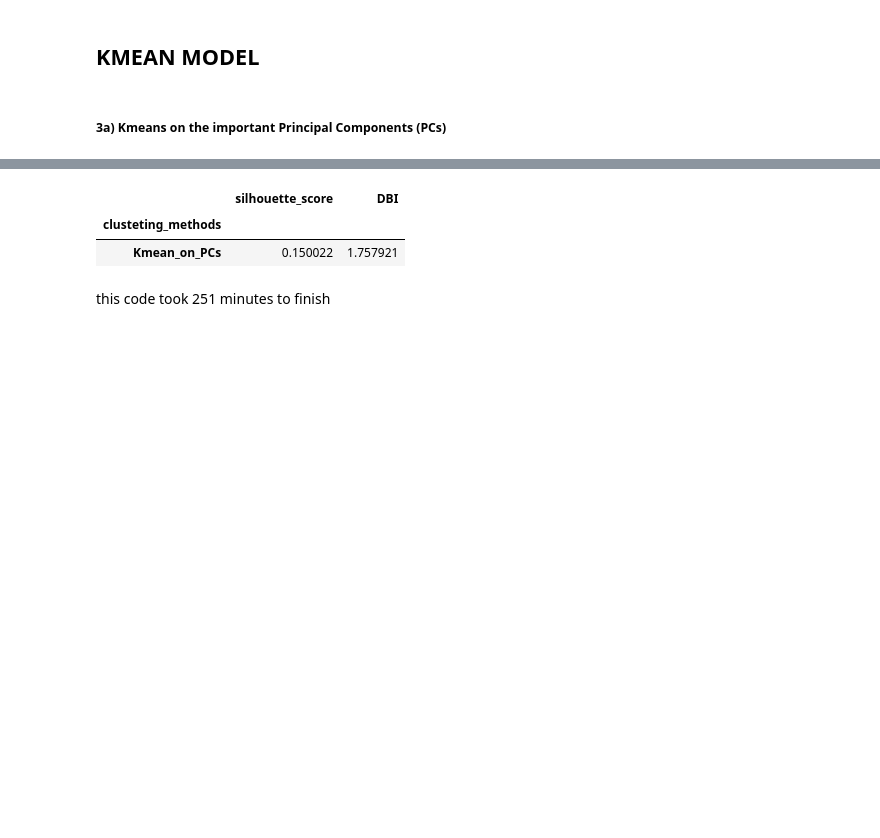
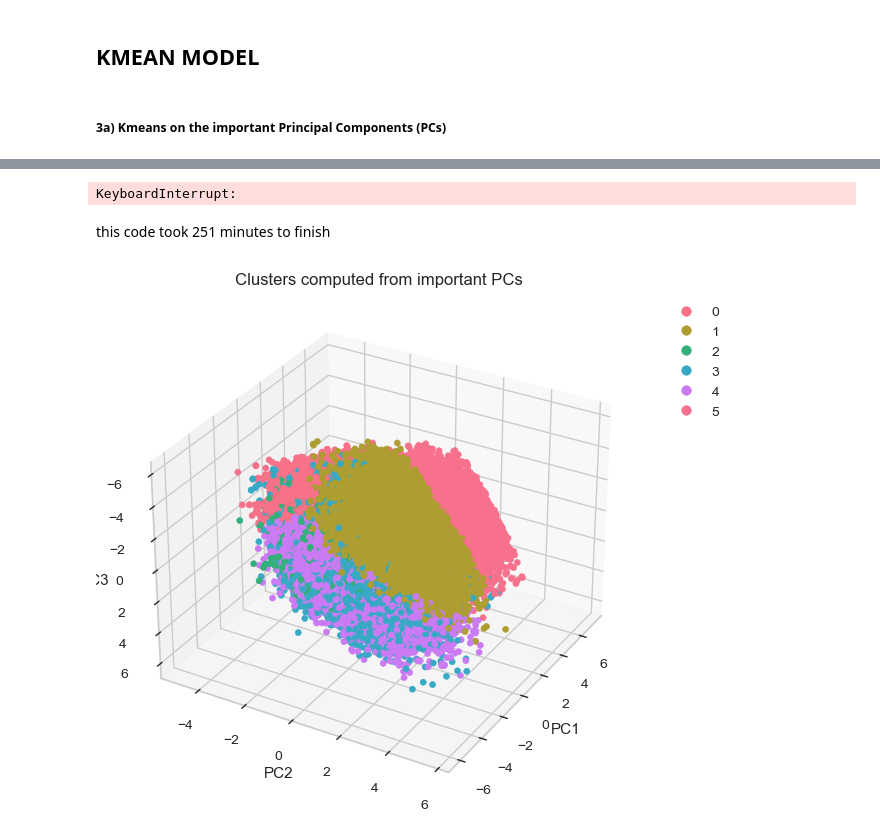
Before and after one commit to maxheijmans/AIM4B_Group1, a Jupyter notebook: BankTransactions/EDA_BankTransactions.ipynb, the cells around one changed output, grey strips where cells are left out. Saved outputs shown, nothing was run; the diff lists cells and outputs as text; code cells hidden in the pictures; blank space fills up the shorter version.

Commit message:
final clusters

```diff
--- a/BankTransactions/EDA_BankTransactions.ipynb
+++ b/BankTransactions/EDA_BankTransactions.ipynb
@@ -654,24 +654,45 @@ kmeans_best_cluster.fit(pca_comps)
 #saving the cluster labels
 Kmeans_clusters_PCs = kmeans_best_cluster.labels_
 # %%
-from sklearn import metrics
-sc = []
-dbi = []
+# from sklearn import metrics
+# sc = []
+# dbi = []
 
-#metrics from imporant PC features method
-sc.append(metrics.silhouette_score(pca_comps, Kmeans_clusters_PCs, metric='euclidean'))
-dbi.append(metrics.davies_bouldin_score(pca_comps, Kmeans_clusters_PCs))
+# #metrics from imporant PC features method
+# sc.append(metrics.silhouette_score(pca_comps, Kmeans_clusters_PCs, metric='euclidean'))
+# dbi.append(metrics.davies_bouldin_score(pca_comps, Kmeans_clusters_PCs))
 
-clusteting_methods = ['Kmean_on_PCs']
+# clusteting_methods = ['Kmean_on_PCs']
 
-# Creating a pandas dataframe
-d = {'silhouette_score': sc, 'DBI': dbi, 'clusteting_methods':clusteting_methods}
-df_metrics = pd.DataFrame(d)
-df_metrics.set_index('clusteting_methods', inplace = True)
-df_metrics
+# # Creating a pandas dataframe
+# d = {'silhouette_score': sc, 'DBI': dbi, 'clusteting_methods':clusteting_methods}
+# df_metrics = pd.DataFrame(d)
+# df_metrics.set_index('clusteting_methods', inplace = True)
+# df_metrics
 # %% [output]
-|  | silhouette_score | DBI |
-| clusteting_methods |  |  |
-| Kmean_on_PCs | 0.150022 | 1.757921 |
+KeyboardInterrupt:
 # %% [markdown]
 this code took 251 minutes to finish
+# %%
+## Let us visualize how the clusters look on the first 3 PCs and 3 important fearures computed from the two methods
+from mpl_toolkits.mplot3d import Axes3D
+from matplotlib.colors import ListedColormap
+# get colormap from seaborn
+cmap = ListedColormap(sns.color_palette("husl", 256).as_hex())
+
+fig = plt.figure(figsize=(20, 7.5), dpi=100)
+
+# set up the axes for the first plot
+ax = fig.add_subplot(1, 3, 1, projection='3d')
+scatter = ax.scatter(pca_comps[:,0],pca_comps[:,1],pca_comps[:,2], c = Kmeans_clusters_PCs, marker='o', cmap=cmap, alpha=1)
+ax.set_xlabel('PC1')
+ax.set_ylabel('PC2')
+ax.set_zlabel('PC3')
+ax.set_title('Clusters computed from important PCs')
+ax.legend(*scatter.legend_elements(), bbox_to_anchor=(1.05, 1), loc=2)
+ax.view_init(-150, -30)
+
+
+plt.show()
+# %% [output]
+[figure, added]
```
Also changed, not shown: parts of 16 cells of this notebook.
